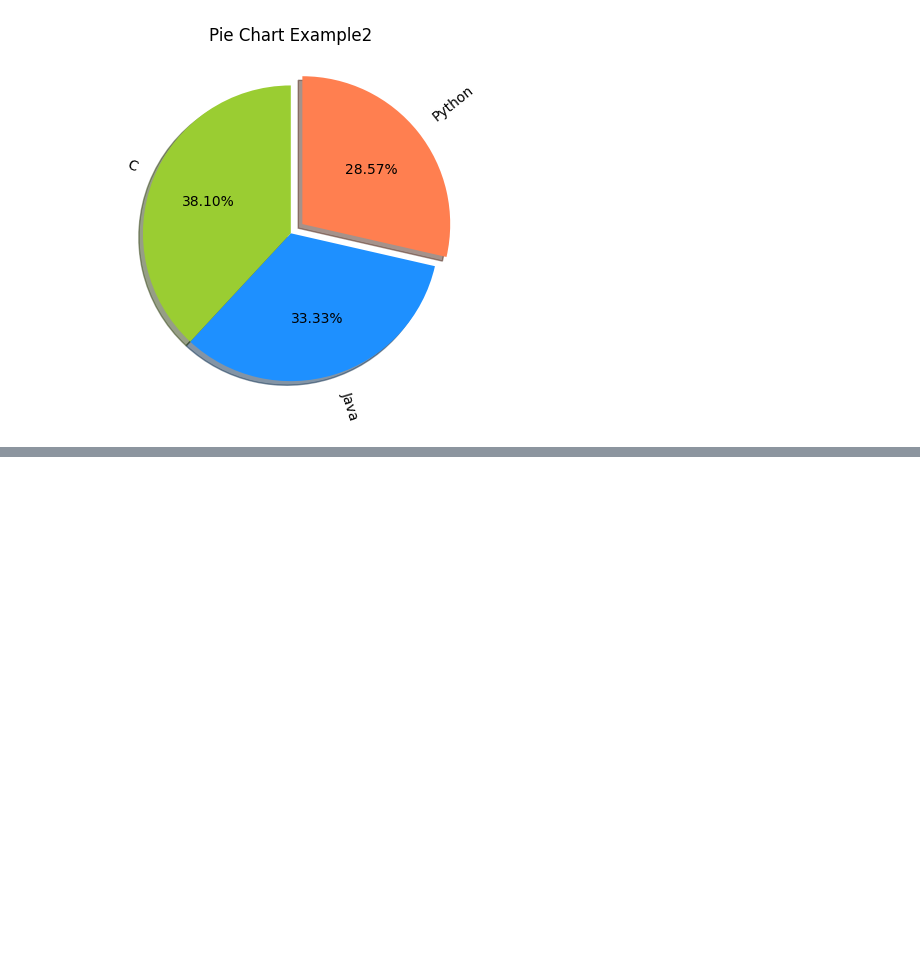
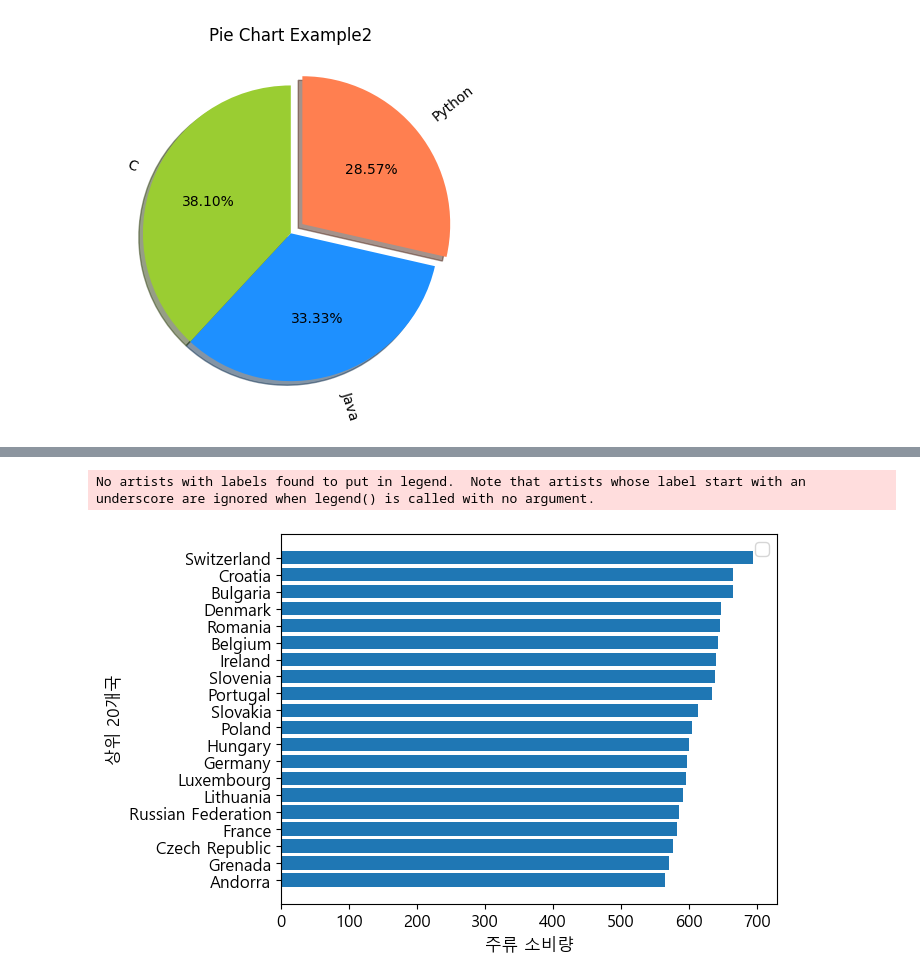
Before and after one commit to jjh9329/numpy-study, a Jupyter notebook: 03.Visualization/Matplotlib 실습.ipynb, the cells around one changed output, grey strips where cells are left out. Saved outputs shown, nothing was run; the diff lists cells and outputs as text; code cells hidden in the pictures; blank space fills up the shorter version.

```diff
--- a/03.Visualization/Matplotlib 실습.ipynb
+++ b/03.Visualization/Matplotlib 실습.ipynb
@@ -453,0 +547,5 @@ plt.show()
+# %%
+import pandas as pd
+df =pd.read_csv('drinks.csv')
+df['주류 소비량'] =df['beer_servings']+df['spirit_servings']+df['wine_servings']
+df.sort_values('주류 소비량',ascending=False).head(20)[['country','주류 소비량']]
@@ -453,0 +570,22 @@ plt.show()
+# %%
+x= df.sort_values('주류 소비량',ascending=False).head(20)['country']
+y = df.sort_values('주류 소비량',ascending=False).head(20)['주류 소비량']
+y = np.sort(y)
+plt.barh(x,y)
+plt.xlabel('주류 소비량')
+plt.ylabel('상위 20개국')
+plt.legend()
+plt.show()
+# top_20 = df.sort_values('주류 소비량',ascending=False).head(20)['country']
+# x= np.arange(len(top_20))
+# y = top_20['주류 소비량']
+# x_label = top_20['country']
+
+# plt.bar(x,y,edgecolor='yellow',label = '주류 소비량')
+# plt.xticks(x,x_label)
+# plt.title('주류 소비량2')
+# plt.legend()
+# plt.show()
+# %% [output]
+No artists with labels found to put in legend.  Note that artists whose label start with an underscore are ignored when legend() is called with no argument.
+[figure, added]
```
Also changed, not shown: parts of 9 cells of this notebook, 1 other file.
